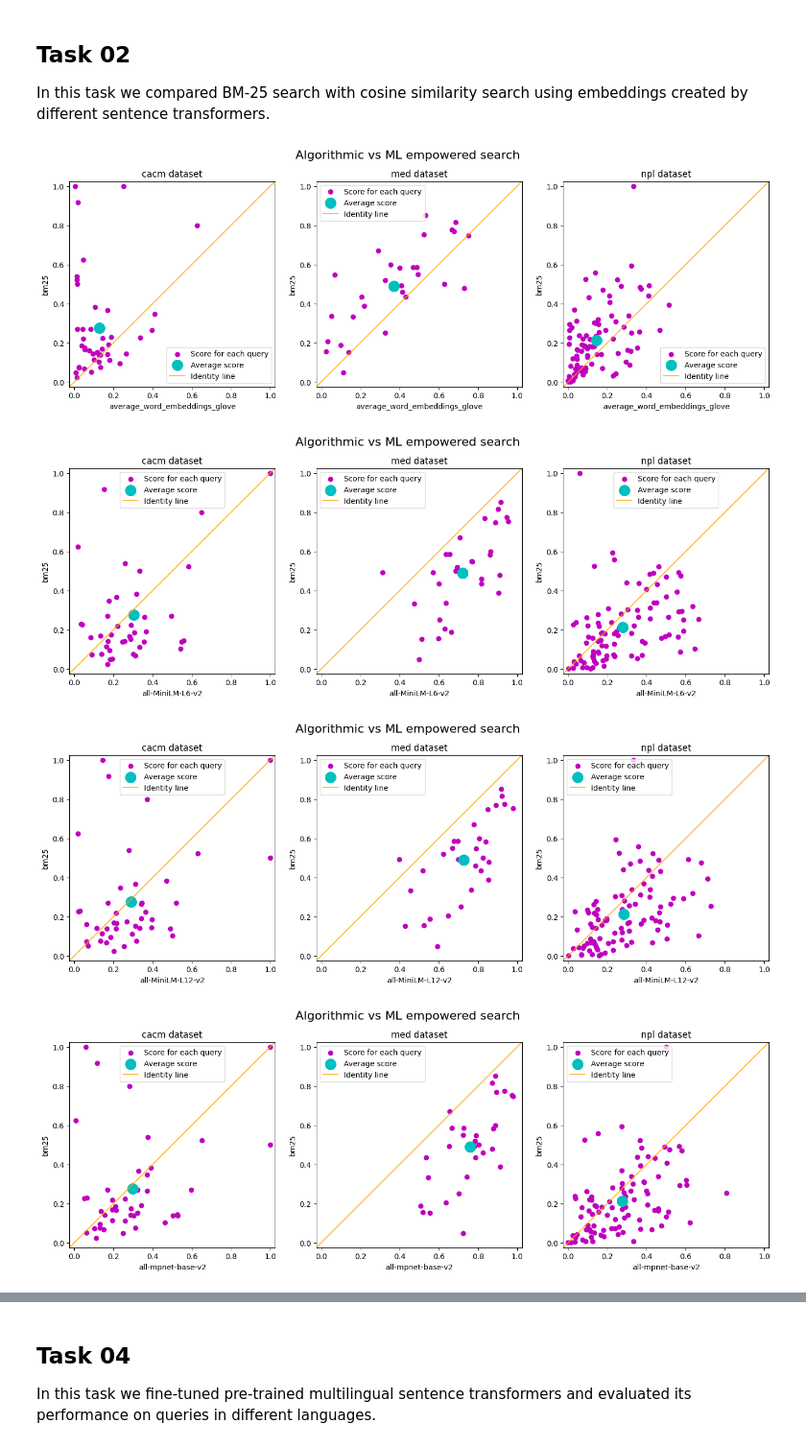
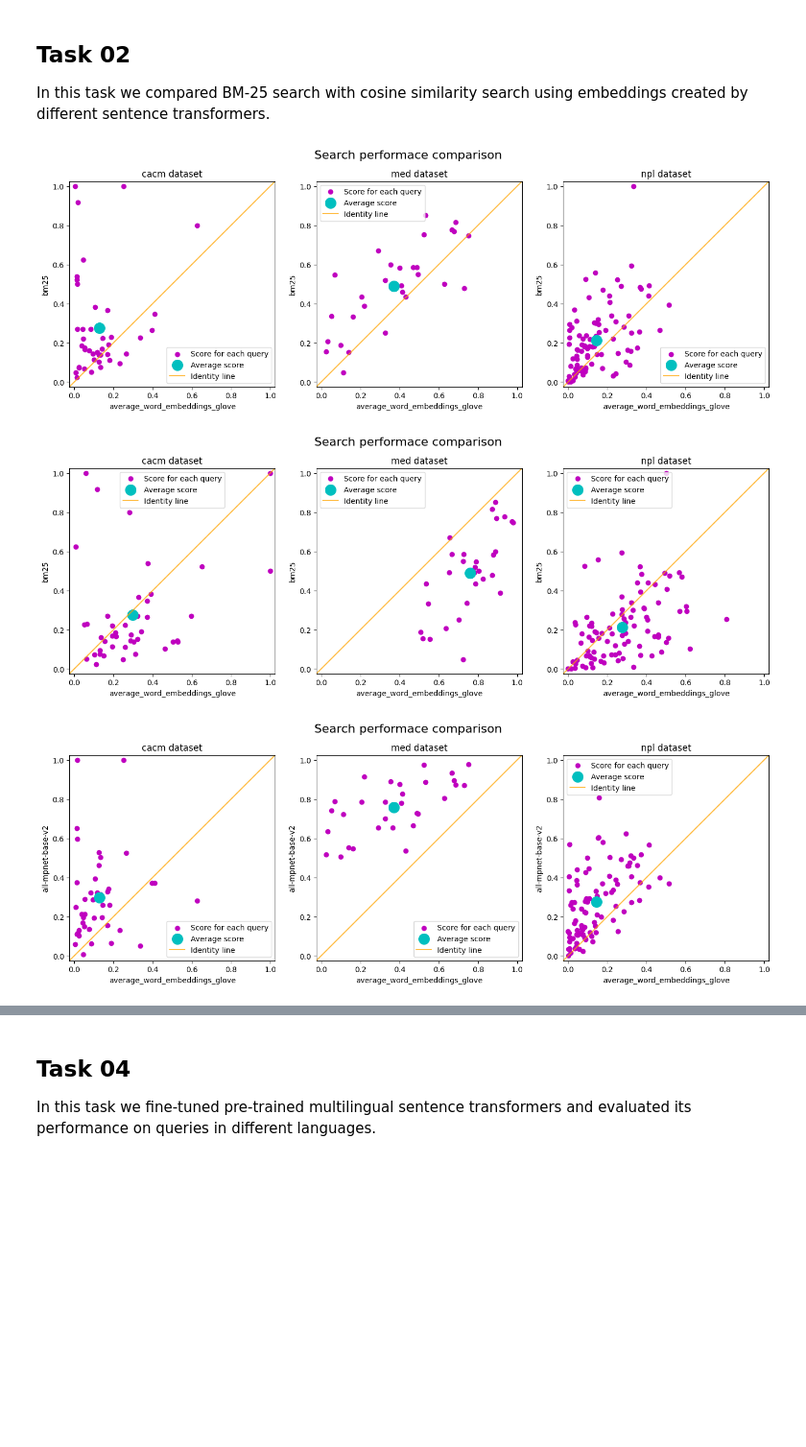
Before and after one commit to massimilianoviola/advanced-information-retrieval, a Jupyter notebook: tasks_presentation.ipynb, the cells around one changed output, grey strips where cells are left out. Shown at 96% size. Saved outputs shown, nothing was run; the diff lists cells and outputs as text; code cells hidden in the pictures; blank space fills up the shorter version.

Commit message:
Added remove_quotes.py and plots for multiple summarizations

```diff
--- a/tasks_presentation.ipynb
+++ b/tasks_presentation.ipynb
@@ -88,13 +94,12 @@ def plot_bar_chart(x_input_template, y_input_template, legend_names, barchart_na
 ## Reference
 We chose the BM-25 search as our reference fro all tasks.
 # %%
-if RUN_COMPUTATIONS:
-    for dataset in DATASETS:
-        # indexing documents
-        os.system(f"python3 bm25_index.py -f ./data/{dataset}/{dataset}.json -i bm25_{dataset} -v 0")
+for dataset in DATASETS:
+    # indexing documents
+    os.system(f"python3 bm25_index.py -f ./data/{dataset}/{dataset}.json -i bm25_{dataset} -v 0")
 
-        # running search on the indexed documents using queries converted to embeddings
-        os.system(f"python3 bm25_search.py -q ./data/{dataset}/queries.json -i bm25_{dataset} -o ./bm25_reference/outputs/bm25_{dataset}.txt")
+    # running search on the indexed documents using queries converted to embeddings
+    os.system(f"python3 bm25_search.py -q ./data/{dataset}/queries.json -i bm25_{dataset} -o ./bm25_reference/outputs/bm25_{dataset}.txt")
 
-        # evaluating the search results with trec_eval
-        os.system(f"{TREC_EVAL_COMMAND} -m map -q ./data/{dataset}/qrels-treceval.txt ./bm25_reference/outputs/bm25_{dataset}.txt > ./bm25_reference/results/map_bm25_{dataset}.txt")
+    # evaluating the search results with trec_eval
+    os.system(f"{TREC_EVAL_COMMAND} -m map -q ./data/{dataset}/qrels-treceval.txt ./bm25_reference/outputs/bm25_{dataset}.txt > ./bm25_reference/results/map_bm25_{dataset}.txt")
@@ -130,52 +156,27 @@ In this task we compared BM-25 search with cosine similarity search using embedd
 # %%
 MODEL_SHORTCUTS = ["glove", "minil6", "minil12", "mpnetv2"]
 MODEL_NAMES = ["average_word_embeddings_glove.6B.300d", "all-MiniLM-L6-v2", "all-MiniLM-L12-v2", "all-mpnet-base-v2"]
 
-if RUN_COMPUTATIONS:
-    for dataset in DATASETS:
-        for model_name, model_shortcut in zip(MODEL_NAMES, MODEL_SHORTCUTS):
-            # indexing documents converted to embeddings into elasticsearch
-            os.system(f"python3 embedding_index.py -f ./data/{dataset}/{dataset}.json -i {model_shortcut}_{dataset} -m {model_name} -v 0")
+for dataset in DATASETS:
+    for model_name, model_shortcut in zip(MODEL_NAMES, MODEL_SHORTCUTS):
+        # indexing documents converted to embeddings into elasticsearch
+        os.system(f"python3 embedding_index.py -f ./data/{dataset}/{dataset}.json -i {model_shortcut}_{dataset} -m {model_name} -v 0")
 
-            # running search on the indexed documents using queries converted to embeddings
-            os.system(f"python3 embedding_search.py -q ./data/{dataset}/queries.json -i {model_shortcut}_{dataset} -m {model_name} -o ./task_02/outputs/{model_shortcut}_{dataset}.txt")
+        # running search on the indexed documents using queries converted to embeddings
+        os.system(f"python3 embedding_search.py -q ./data/{dataset}/queries.json -i {model_shortcut}_{dataset} -m {model_name} -o ./task_02/outputs/{model_shortcut}_{dataset}.txt")
 
-            # evaluating the search results with trec_eval
-            os.system(f"{TREC_EVAL_COMMAND} -m map -q ./data/{dataset}/qrels-treceval.txt ./task_02/outputs/{model_shortcut}_{dataset}.txt > ./task_02/results/map_{model_shortcut}_{dataset}.txt")
+        # evaluating the search results with trec_eval
+        os.system(f"{TREC_EVAL_COMMAND} -m map -q ./data/{dataset}/qrels-treceval.txt ./task_02/outputs/{model_shortcut}_{dataset}.txt > ./task_02/results/map_{model_shortcut}_{dataset}.txt")
 
 # glove vs BM-25
-compare_results_scatter_plot(["./task_02/results/map_glove_%s.txt", "./bm25_reference/results/map_bm25_%s.txt"],
-                             ["average_word_embeddings_glove", "bm25"], "Algorithmic vs ML empowered search", "presentation/figures/glove_vs_bm25")
+compare_results_scatter_plot(["./task_02/results/map_glove_%s.txt", "./bm25_reference/results/map_bm25_%s.txt"], ["average_word_embeddings_glove", "bm25"], "presentation/figures/glove_vs_bm25")
 
 # mpnetv2 vs BM-25
-compare_results_scatter_plot(["./task_02/results/map_minil6_%s.txt", "./bm25_reference/results/map_bm25_%s.txt"],
-                             ["all-MiniLM-L6-v2", "bm25"], "Algorithmic vs ML empowered search", "presentation/figures/minil6_vs_bm25")
-
-# mpnetv2 vs BM-25
-compare_results_scatter_plot(["./task_02/results/map_minil12_%s.txt", "./bm25_reference/results/map_bm25_%s.txt"],
-                             ["all-MiniLM-L12-v2", "bm25"], "Algorithmic vs ML empowered search", "presentation/figures/minil12_vs_bm25")
-
-# mpnetv2 vs BM-25
-compare_results_scatter_plot(["./task_02/results/map_mpnetv2_%s.txt", "./bm25_reference/results/map_bm25_%s.txt"],
-                             ["all-mpnet-base-v2", "bm25"], "Algorithmic vs ML empowered search", "presentation/figures/mpnetv2_vs_bm25")
+compare_results_scatter_plot(["./task_02/results/map_mpnetv2_%s.txt", "./bm25_reference/results/map_bm25_%s.txt"], ["average_word_embeddings_glove", "bm25"], "presentation/figures/mpnetv2_vs_bm25")
 
 # glove vs mpnetv2
-compare_results_scatter_plot(["./task_02/results/map_glove_%s.txt", "./task_02/results/map_mpnetv2_%s.txt"],
-                             ["average_word_embeddings_glove", "all-mpnet-base-v2"], "Algorithmic vs ML empowered search", "presentation/figures/glove_vs_mpnetv2")
-
-plot_bar_chart("./bm25_reference/results/map_bm25_%s.txt", "./task_02/results/map_glove_%s.txt", ["BM-25", "average_word_embeddings_glove"],
-               "Algorithmic vs ML empowered search", "presentation/figures/glove_vs_bm25_bar")
-
-plot_bar_chart("./bm25_reference/results/map_bm25_%s.txt", "./task_02/results/map_minil6_%s.txt", ["BM-25", "all-MiniLM-L6-v2"],
-               "Algorithmic vs ML empowered search", "presentation/figures/minil6_vs_bm25_bar")
-
-plot_bar_chart("./bm25_reference/results/map_bm25_%s.txt", "./task_02/results/map_minil12_%s.txt", ["BM-25", "all-MiniLM-L12-v2"],
-               "Algorithmic vs ML empowered search", "presentation/figures/minil12_vs_bm25_bar")
-
-plot_bar_chart("./bm25_reference/results/map_bm25_%s.txt", "./task_02/results/map_mpnetv2_%s.txt", ["BM-25", "all-mpnet-base-v2"],
-               "Algorithmic vs ML empowered search", "presentation/figures/mpnetv2_vs_bm25_bar")
+compare_results_scatter_plot(["./task_02/results/map_glove_%s.txt", "./task_02/results/map_mpnetv2_%s.txt"], ["average_word_embeddings_glove", "all-mpnet-base-v2"], "presentation/figures/glove_vs_mpnetv2")
 # %% [output]
-[figure, old version]
+[figure, new version]
-[figure, old version]
+[figure, new version]
-[figure, old version]
+[figure, new version]
-[figure, removed]
```
Also changed, not shown: parts of 8 cells of this notebook, 11 other files.
